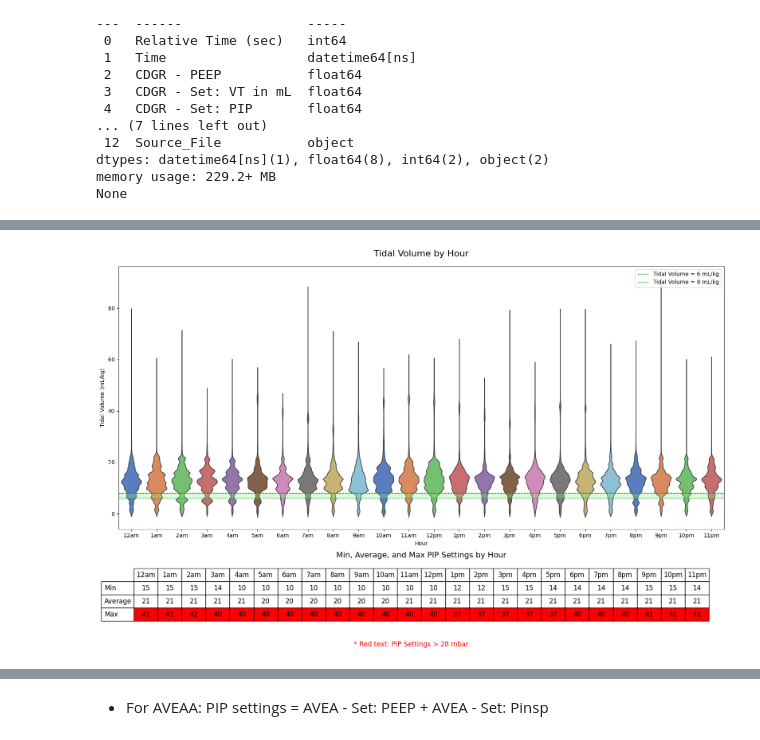
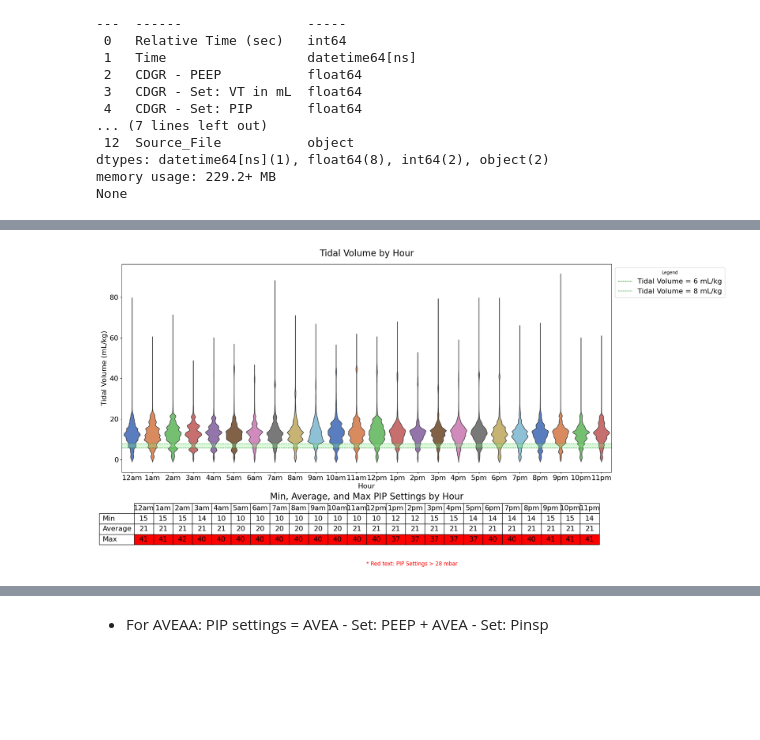
Before and after one commit to LoWeT3469/PARDS, a Jupyter notebook: a-Pressure&Volume.ipynb, the cells around one changed output, grey strips where cells are left out. Cells and saved outputs as stored; diff of their text form; code cells hidden in the pictures; blank space fills up the shorter version.

```diff
--- a/a-Pressure&Volume.ipynb
+++ b/a-Pressure&Volume.ipynb
@@ -816,6 +846,10 @@ for filename in result_df['Source_File'].unique():
                 # Calculate 'TV(mL/kg)' and assign to a new column
                 result_df.loc[subset_df.index, 'TV(mL/kg)'] = subset_df['Tidal_Volume'] / weight
                 # print(subset_df['TV(mL/kg)'])
+
+                # Add PID and weight to the DataFrame
+                result_df.loc[subset_df.index, 'PID'] = pid
+                result_df.loc[subset_df.index, 'Weight'] = weight
             else:
                 print("Weight is None, cannot calculate 'TV(mL/kg)'.")
         else:
@@ -823,15 +857,14 @@ for filename in result_df['Source_File'].unique():
     else:
         print("No match found for filename:", filename)
 
-
 # Set the size of the plot
-plt.figure(figsize=(16, 8))
+plt.figure(figsize=(20, 10))
 
 # Create violin plot
 sns.violinplot(data=result_df, x='PIP_Settings', y='TV(mL/kg)', hue='PIP_Settings', palette='muted', legend=False)
-plt.xlabel('PIP Settings (mbar)')
-plt.ylabel('Tidal Volume (mL/kg)')
-plt.title('CDGR Ventilator: Tidal Volume Distribution across PIP Settings')
+plt.xlabel('PIP Settings (mbar)', fontsize=16)
+plt.ylabel('Tidal Volume (mL/kg)', fontsize=16)
+plt.title('CDGR Ventilator: Tidal Volume Distribution across PIP Settings', fontsize=20)
 
 # Add thresholds for Volume in violin plot
 plt.axhline(y=6, color='r', linestyle='--', linewidth=1, label='Tidal Volume = 6 mL/kg')
@@ -847,6 +880,10 @@ pip_28_index = np.where(x_index == 28.0)[0][0]
 # Add vertical line at x=28.0
 plt.axvline(x=pip_28_index, color='g', linestyle='--', linewidth=2, label='PIP Setting = 28 mbar')
 
-plt.legend()
+plt.xticks(fontsize=12)
+plt.yticks(fontsize=12)
+
+# plt.legend()
+plt.legend(title='Legend', bbox_to_anchor=(1, 1), loc='upper left', fontsize=16)
 plt.show()
 # %% [output]
@@ -854,6 +951,6 @@ plt.show()
 # %%
 # PIP Settings v.s Tidal Volume in time series for the Pressure Control Mode cohort
-## CDGR (all)
+## CDGR (all) -- Violinplot + Table
 
 import pandas as pd
 import seaborn as sns
@@ -876,7 +973,7 @@ pip_stats_per_hour.rename(columns={'mean': 'Average_PIP_Settings', 'min': 'Min_P
 # eight_am_avg = eight_am_data['TV(mL/kg)'].mean()
 
 # Plotting
-fig, ax = plt.subplots(figsize=(16, 10))
+fig, ax = plt.subplots(figsize=(20, 10))
 
 # Violin plot for Tidal Volume by Hour
 sns.violinplot(ax=ax, x='Hour', y='TV(mL/kg)', data=df, inner=None, hue='Hour', palette='muted', legend=False)
@@ -888,26 +985,16 @@ ax.axhline(y=8, color='g', linestyle='--', linewidth=1, label='Tidal Volume = 8
 # Add light green background between the two lines
 ax.axhspan(ymin=6, ymax=8, color='lightgreen', alpha=0.3)
 
-# # Adding legend for the markers
-# ax.legend(title='Legend', bbox_to_anchor=(1, 1), loc='upper left')
-
-# # Get unique hours for the x-axis ticks
-# hours = sorted(df['Hour'].unique())
-
-# # Plot average tidal volume at 8 am as red dot
-# ax.scatter([hours.index(8)], [eight_am_avg], color='red', s=50, label=f'Average Tidal Volume at 8 am')
-# ax.annotate(f'{eight_am_avg:.2f} mL/kg', xy=(hours.index(8), eight_am_avg), xytext=(hours.index(8) + 0.2, eight_am_avg + 1),
-#              arrowprops=dict(shrink=0.1, width=1.5, headwidth=8, color='red'), color='red', fontsize=12)
-
 # Add legend
-ax.legend()
+# ax.legend()
+ax.legend(title='Legend', bbox_to_anchor=(1, 1), loc='upper left', fontsize=16)
 
 # Add a title for the violin plot
-ax.set_title('Tidal Volume by Hour', fontsize=16, pad=18)  # Increase pad to adjust title position
+ax.set_title('Tidal Volume by Hour', pad=18, fontsize=20)  # Increase pad to adjust title position
 
 # Title and labels for the violin plot
-ax.set_ylabel('Tidal Volume (mL/kg)')
-ax.set_xlabel('Hour')
+ax.set_ylabel('Tidal Volume (mL/kg)', fontsize=16)
+ax.set_xlabel('Hour', fontsize=16)
 
 # Create custom labels for the x-axis
 custom_labels = ['{}am'.format(hour) if hour < 12 else '{}pm'.format(hour - 12) for hour in range(24)]
@@ -917,6 +1004,8 @@ custom_labels[12] = '12pm'
 # Set custom x-axis labels (bottom x-axis)
 ax.set_xticks(range(24))
 ax.set_xticklabels(custom_labels)
+ax.tick_params(axis='x', labelsize=16)
+ax.tick_params(axis='y', labelsize=16)
 
 # # Hide x-axis ticks
 # ax.xaxis.set_ticks([])
@@ -946,35 +1035,35 @@ row_labels = ['Min', 'Average', 'Max']
 col_labels = [f'{hour}am' if hour < 12 else f'{hour - 12}pm' for hour in range(24)]
 col_labels[0] = '12am'
 col_labels[12] = '12pm'
 
 # Create a table to display min, average, and max PIP Settings
 table_pos = [0.025, -0.35, 0.95, 0.2]  # Adjust the bbox position (left, bottom, width, height)
 table = ax.table(cellText=formatted_table_data,
                  rowLabels=row_labels,
                  colLabels=col_labels,
                  cellLoc='center',
                  cellColours=cell_colors,
                  loc='bottom',
                  bbox=table_pos)
 
 # Adjust table properties
 table.auto_set_font_size(False)
-table.set_fontsize(12)
+table.set_fontsize(16)
 table.scale(1, 1.5)
 
 # Add a title for the table
-table_title = plt.text(0.5, -0.1, 'Min, Average, and Max PIP Settings by Hour', horizontalalignment='center', verticalalignment='center',
-                       transform=ax.transAxes, fontsize=14)
+table_title = plt.text(0.5, -0.12, 'Min, Average, and Max PIP Settings by Hour', horizontalalignment='center', verticalalignment='center',
+                       transform=ax.transAxes, fontsize=20)
 
 # Add legend for red text indicating PIP Settings > 28
 legend_text = '* Red text: PIP Settings > 28 mbar'
 plt.figtext(0.5, -0.01, legend_text, wrap=True, horizontalalignment='center', fontsize=12, color='red')
 
 # Adjust layout
 plt.tight_layout()
 
 # Show plot
 plt.show()
 # %% [output]
-[figure, old version]
+[figure, new version]
 # %%
```
Also changed, not shown: parts of 11 cells of this notebook, 8 other files.
